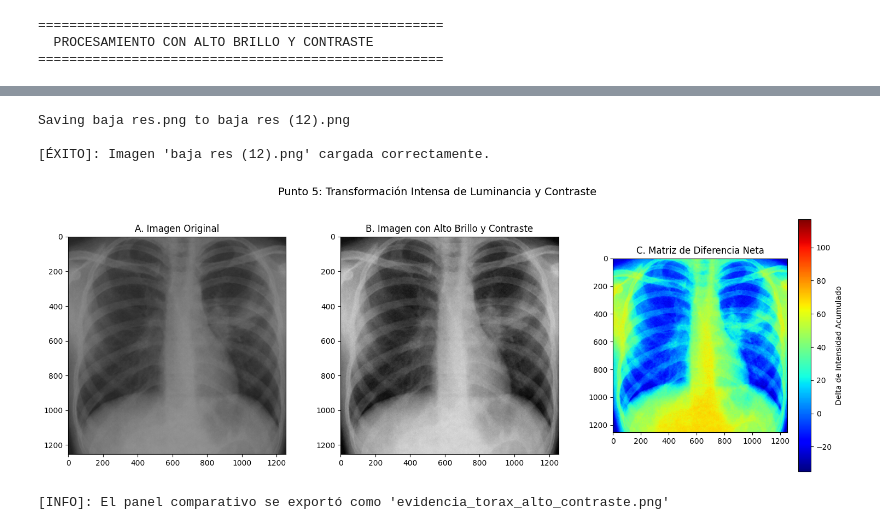
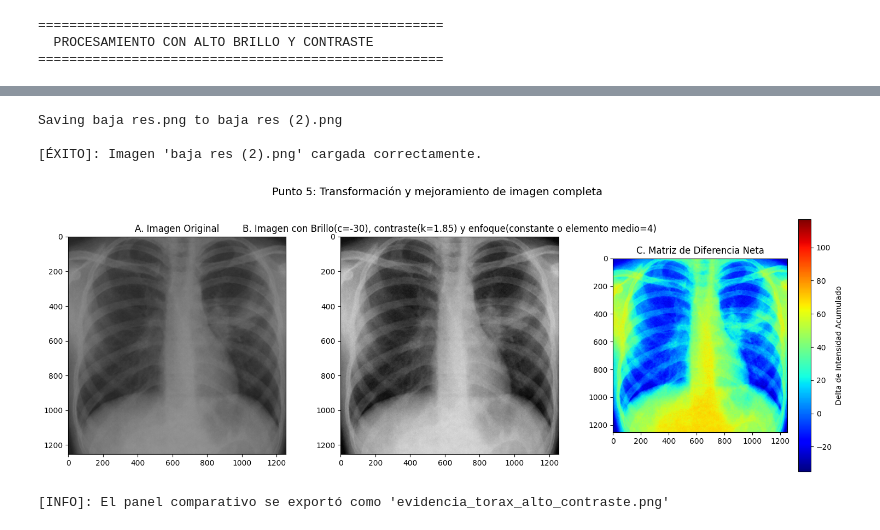
Before and after one commit to josmi-hrn/algebra-lineal, a Jupyter notebook: Untitled5.ipynb, the cells around one changed output, grey strips where cells are left out. Saved outputs shown, nothing was run; the diff lists cells and outputs as text; code cells hidden in the pictures.

Commit message:
Creado con Colab - mejoramiento de imagen real

```diff
--- a/Untitled5.ipynb
+++ b/Untitled5.ipynb
@@ -48,36 +48,36 @@ else:
     # 4. ENTORNO VISUAL COMPARATIVO 2D
     fig, axes = plt.subplots(1, 3, figsize=(18, 6))
     plt.subplots_adjust(wspace=0.25)
 
     # Imagen Original (Antes)
     axes[0].imshow(img_original, cmap='gray', vmin=0, vmax=255)
     axes[0].set_title("A. Imagen Original", fontsize=12)
     axes[0].axis('on')
 
     # Imagen Procesada (Después)
     axes[1].imshow(img_transformada, cmap='gray', vmin=0, vmax=255)
-    axes[1].set_title("B. Imagen con Alto Brillo y Contraste", fontsize=12)
+    axes[1].set_title("B. Imagen con Brillo(c=-30), contraste(k=1.85) y enfoque(constante o elemento medio=4)", fontsize=12)
     axes[1].axis('on')
 
     # Matriz de Variación Numérica (Diferencia)
     im_dif = axes[2].imshow(dif_neta, cmap='jet')
     axes[2].set_title("C. Matriz de Diferencia Neta", fontsize=12)
     axes[2].axis('on')
     fig.colorbar(im_dif, ax=axes[2], label='Delta de Intensidad Acumulado')
 
-    plt.suptitle("Punto 5: Transformación Intensa de Luminancia y Contraste", fontsize=14, y=0.98)
+    plt.suptitle("Punto 5: Transformación y mejoramiento de imagen completa", fontsize=14, y=0.98)
     plt.show()
 
     # Guardar archivo de evidencia para el reporte
     fig.savefig('evidencia_torax_alto_contraste.png', bbox_inches='tight')
     print("\n[INFO]: El panel comparativo se exportó como 'evidencia_torax_alto_contraste.png'")
 # %% [output]
 ====================================================
   PROCESAMIENTO CON ALTO BRILLO Y CONTRASTE
 ====================================================
 [interactive output not drawn]
-Saving baja res.png to baja res (12).png
+Saving baja res.png to baja res (2).png
 
-[ÉXITO]: Imagen 'baja res (12).png' cargada correctamente.
+[ÉXITO]: Imagen 'baja res (2).png' cargada correctamente.
-[figure, old version]
+[figure, new version]
 [INFO]: El panel comparativo se exportó como 'evidencia_torax_alto_contraste.png'
```
